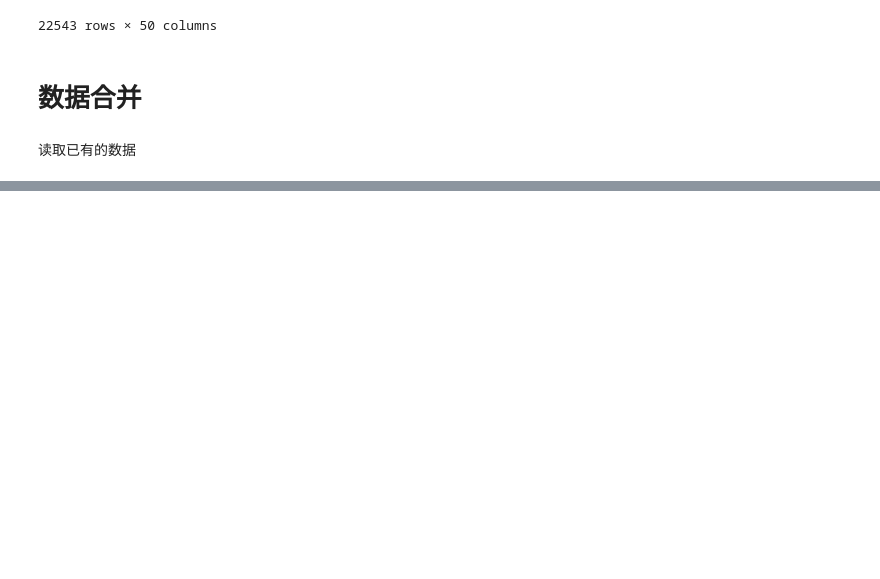
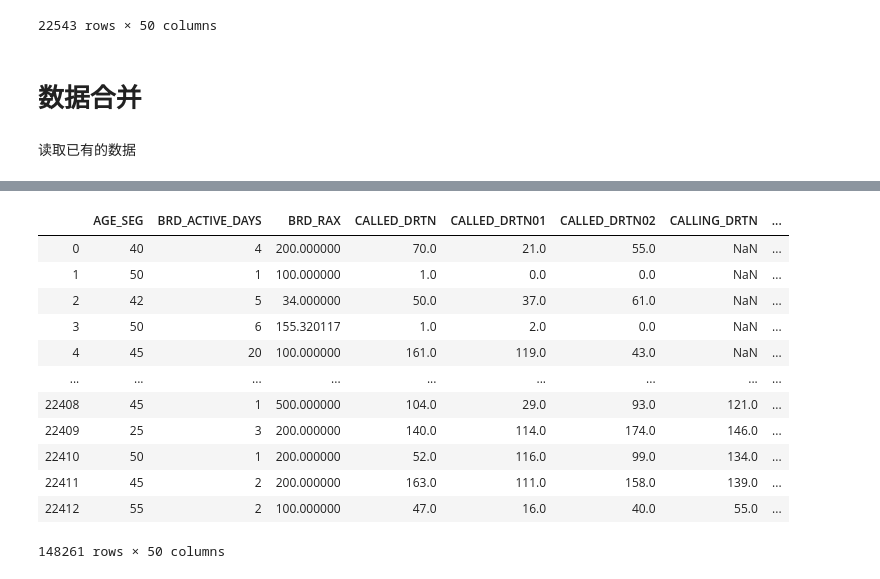
Before and after one commit to WzqProgrammer/MasterProject, a Jupyter notebook: JupyterPythonProejct/02.EasyCallProject/08.数据库服务.ipynb, the cells around one changed output, grey strips where cells are left out. Cells and saved outputs as stored; diff of their text form; code cells hidden in the pictures; blank space fills up the shorter version.

```diff
--- a/JupyterPythonProejct/02.EasyCallProject/08.数据库服务.ipynb
+++ b/JupyterPythonProejct/02.EasyCallProject/08.数据库服务.ipynb
@@ -292,0 +593,2 @@ len(tags_3_list)
+# %%
+df_2_26 = read_data_sql('p_f_2021_2_26')
@@ -292,0 +613,3 @@ len(tags_3_list)
+# %%
+# 删除5_19的id为空的行
+df_5_19.dropna(axis=0, how='any', inplace=True)
@@ -292,0 +681,2 @@ len(tags_3_list)
+# %%
+df_all = pd.concat([df_1_06, df_1_25, df_2_26, df_5_19], axis=0)
@@ -292,0 +691,16 @@ len(tags_3_list)
+# %%
+df_all
+# %% [output]
+|  | AGE_SEG | BRD_ACTIVE_DAYS | BRD_RAX | CALLED_DRTN | CALLED_DRTN01 | CALLED_DRTN02 | CALLING_DRTN | ... |
+| 0 | 40 | 4 | 200.000000 | 70.0 | 21.0 | 55.0 | NaN | ... |
+| 1 | 50 | 1 | 100.000000 | 1.0 | 0.0 | 0.0 | NaN | ... |
+| 2 | 42 | 5 | 34.000000 | 50.0 | 37.0 | 61.0 | NaN | ... |
+| 3 | 50 | 6 | 155.320117 | 1.0 | 2.0 | 0.0 | NaN | ... |
+| 4 | 45 | 20 | 100.000000 | 161.0 | 119.0 | 43.0 | NaN | ... |
+| ... | ... | ... | ... | ... | ... | ... | ... | ... |
+| 22408 | 45 | 1 | 500.000000 | 104.0 | 29.0 | 93.0 | 121.0 | ... |
+| 22409 | 25 | 3 | 200.000000 | 140.0 | 114.0 | 174.0 | 146.0 | ... |
+| 22410 | 50 | 1 | 200.000000 | 52.0 | 116.0 | 99.0 | 134.0 | ... |
+| 22411 | 45 | 2 | 200.000000 | 163.0 | 111.0 | 158.0 | 139.0 | ... |
+| 22412 | 55 | 2 | 100.000000 | 47.0 | 16.0 | 40.0 | 55.0 | ... |
+148261 rows × 50 columns
```
Also changed, not shown: parts of 97 cells of this notebook, 8 other files.
